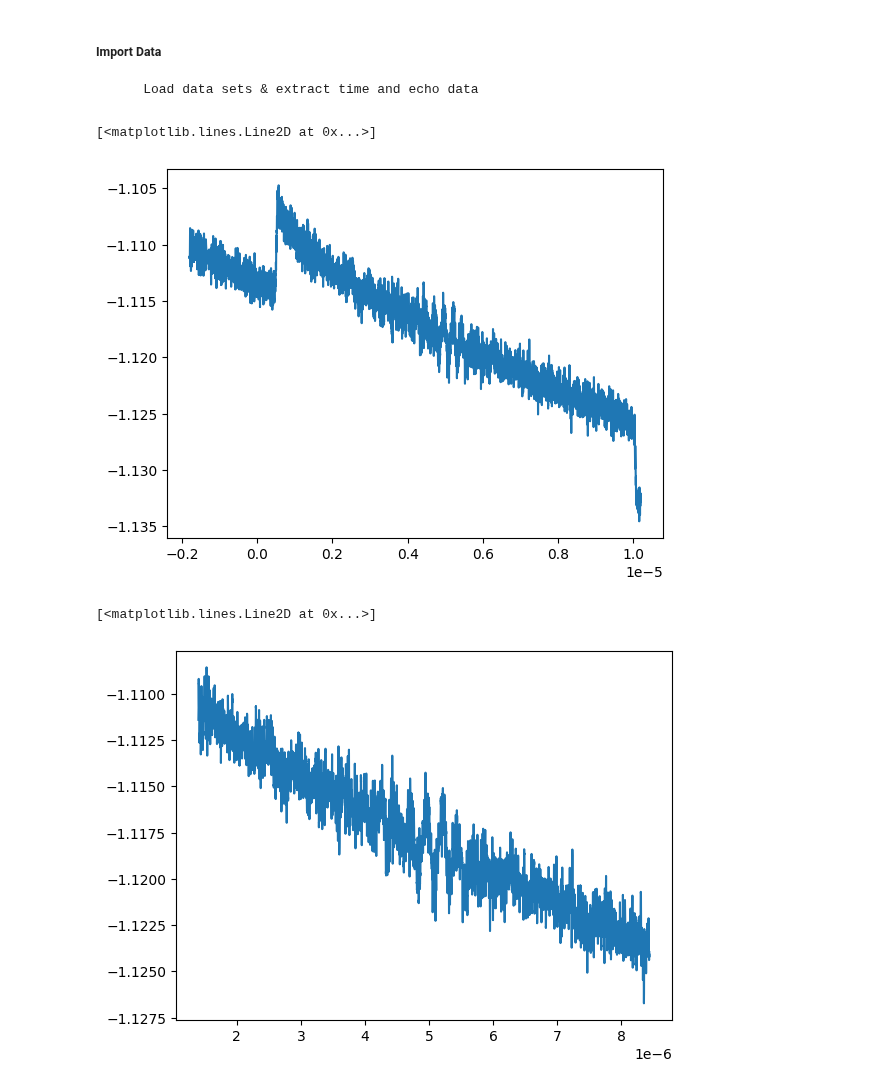
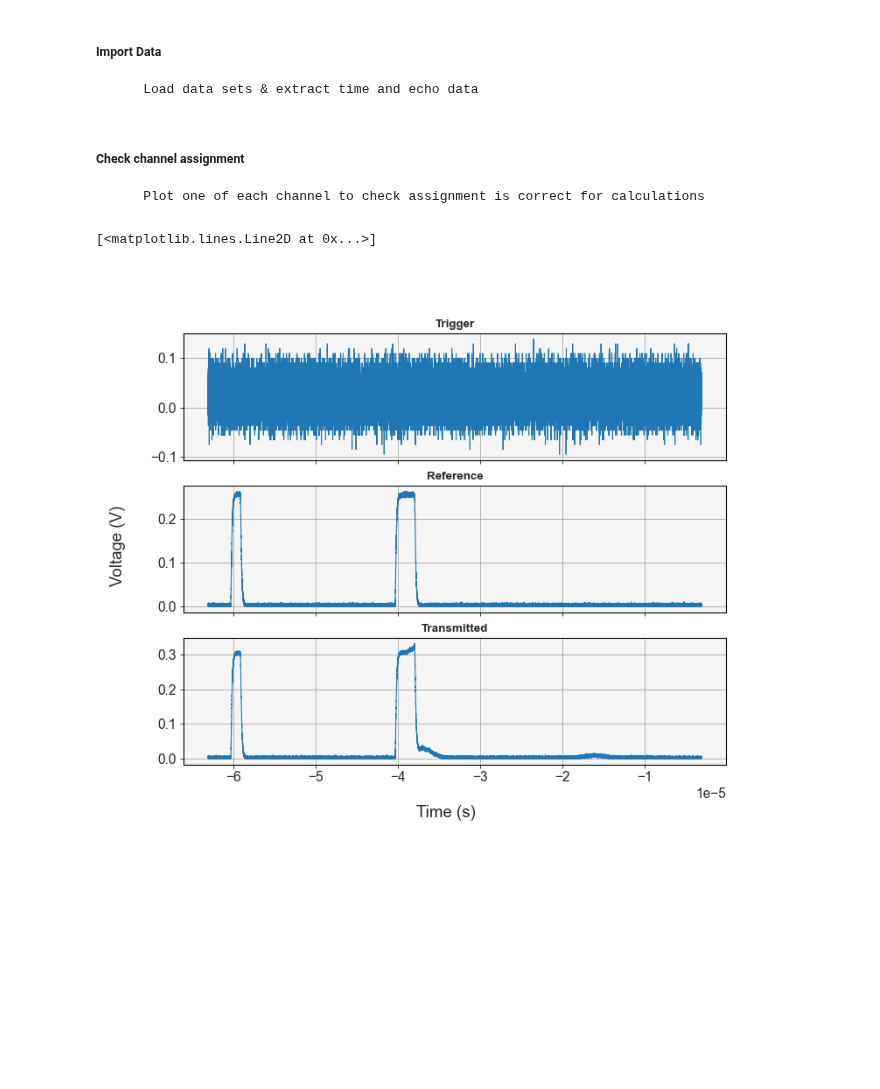
Before and after one commit to SMK-UK/Spectroscopy, a Jupyter notebook: T2_Analysis.ipynb, the cells around one changed output. Drawn from its saved outputs; the diff is of its cells as text; code cells hidden in the pictures; blank space fills up the shorter version.

```diff
--- a/T2_Analysis.ipynb
+++ b/T2_Analysis.ipynb
@@ -6,14 +6,16 @@
         Quantum Memories Group, Heriot-Watt University, Edinburgh
         2021
 # %%
+%matplotlib widget
 import os
 import spec_funcs as sf
 import fit_funcs as ff
 import filter_funcs as fil
 import numpy as np
-import pandas as pd
 import matplotlib.pyplot as mp
 from scipy.signal import fftconvolve
+mp.style.use('signature.mplstyle')
+from filter_funcs import smooth_data, moving_av
 
 path = r"C:\Users\sk88\Desktop\YSO_T2"
 # %% [markdown]
@@ -21,27 +23,32 @@ path = r"C:\Users\sk88\Desktop\YSO_T2"
 ##### Import Data
 
         Load data sets & extract time and echo data
-# %%
-_, files = sf.dir_interogate(path)
-file_paths = [os.path.join(path, x) for x in files]
-data_sets = [pd.read_csv(file_path) for file_path in file_paths]
-data_set = data_sets[0]
-data = [data_set[x].values.tolist() for x in data_set]
-mp.figure()
-mp.plot(data[0], data[3])
-# %% [output]
-[<matplotlib.lines.Line2D at 0x...>]
-[figure, removed]
 # %%
 _, files = sf.dir_interogate(path)
 file_paths = [os.path.join(path, x) for x in files]
-test_sets = [pd.read_csv(file_path) for file_path in file_paths]
-test = [[test_set[x].values.tolist() for x in test_set] for test_set in test_sets]
+data_lists = [sf.open_excel(file_path) for file_path in file_paths]
+length_data_lists = range(len(data_lists))
+time_lists = [data_lists[n][0] for n in length_data_lists]
+trigger_lists = [data_lists[n][1] for n in length_data_lists]
+reference_lists = [data_lists[n][3] for n in length_data_lists]
+transmitted_lists = [data_lists[n][2] for n in length_data_lists]
+trans_smoothed = [smooth_data(trans_list, 100) for trans_list in transmitted_lists]
-# %%
-cut_10M_0 = data[3][8000:-4400]
-cut_10M_x = data[0][8000:-4400]
-mp.figure()
-mp.plot(cut_10M_x, cut_10M_0)
-# %% [output]
-[<matplotlib.lines.Line2D at 0x...>]
-[figure, removed]
+# %% [markdown]
+
+##### Check channel assignment
+
+        Plot one of each channel to check assignment is correct for calculations
+# %%
+fig, ax = mp.subplots(nrows=3, ncols=1, sharex='all')
+fig.supxlabel('Time (s)')
+fig.supylabel('Voltage (V)')
+
+ax[0].set_title('Trigger')
+ax[0].plot(time_lists[0], trigger_lists[0])
+ax[1].set_title('Reference')
+ax[1].plot(time_lists[0], reference_lists[0])
+ax[2].set_title('Transmitted')
+ax[2].plot(time_lists[0], transmitted_lists[0])
+# %% [output]
+[<matplotlib.lines.Line2D at 0x...>]
+[figure, added]
```
Also changed, not shown: parts of 11 cells of this notebook, 12 other files.
